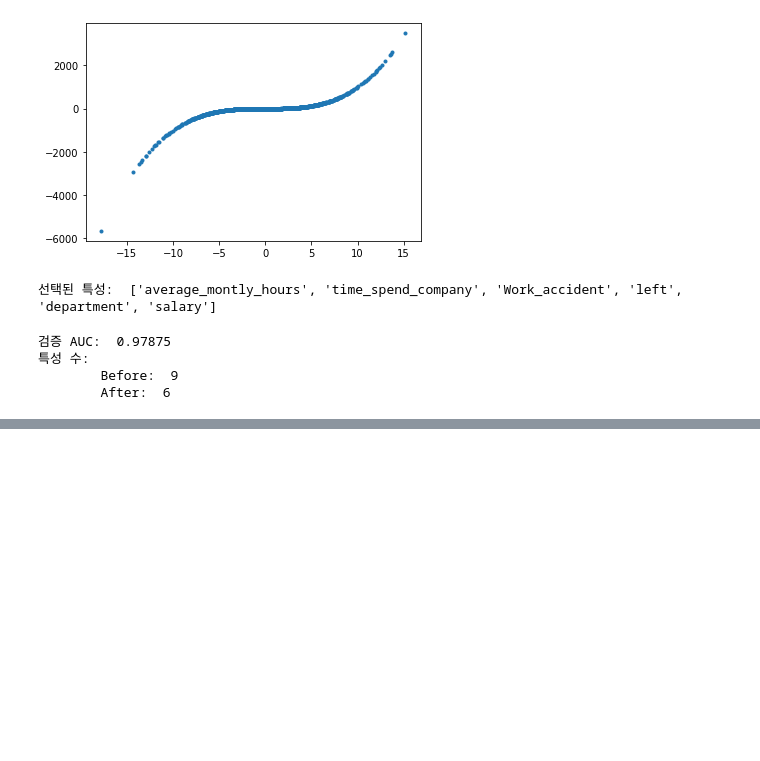
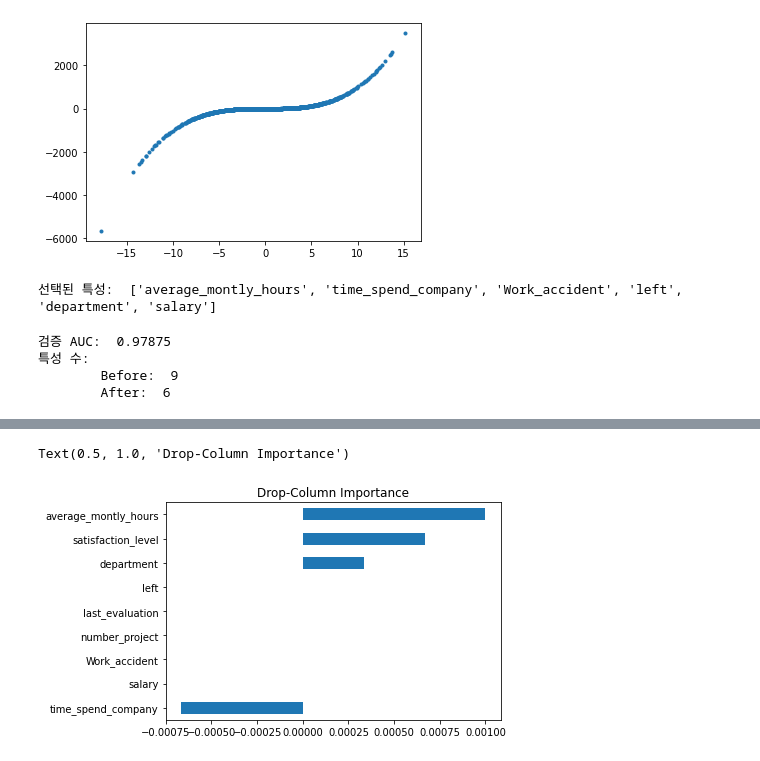
Before and after one commit to haylee94/Section-2_Project-, a Jupyter notebook: section2_project.ipynb, the cells around one changed output, grey strips where cells are left out. Cells and saved outputs as stored; diff of their text form; code cells hidden in the pictures; blank space fills up the shorter version.

```diff
--- a/section2_project.ipynb
+++ b/section2_project.ipynb
@@ -2270,0 +2423,23 @@ print("\tAfter: ", X_train_selected.shape[1])
+# %%
+features = ['department', 'salary', 'Work_accident', 'time_spend_company', 'average_montly_hours', 'number_project', 'last_evaluation', 'satisfaction_level', 'left']
+target = 'promotion_last_5years'
+# %%
+# Drop-Column Importance
+# 특성을 제거하였을 때 평가 성능이 크게 하락했다면 해당 특성이 매우 중요한 특성일 것
+
+# 모든 column을 사용해 학습했을 때의 검증 정확도
+score = pipe.score(X_test, y_test)
+
+print(f'Before Drop :: 검증 정확도 {score:.6f}')
+dci = pd.Series(dtype=float)
+
+for feature in features:
+    p = get_pipeline()
+
+    # feature을 drop하여 모델을 재학습합니다.
+    p.fit(X_train.drop(columns=[feature], axis=1), y_train)
+    score_dropped = p.score(X_test.drop(columns=[feature], axis=1), y_test)
+    print(f"Drop {feature} :: 검증 정확도 {score_dropped:.6f}")
+
+    # drop-column importance는 해당 특성을 drop했을 때의 성능 하락폭으로 정의됩니다.
+    dci[feature] = score - score_dropped
@@ -2270,0 +2457,6 @@ print("\tAfter: ", X_train_selected.shape[1])
+# %%
+dci.sort_values().plot.barh()
+plt.title("Drop-Column Importance")
+# %% [output]
+Text(0.5, 1.0, 'Drop-Column Importance')
+[figure, added]
```
Also changed, not shown: parts of 20 cells of this notebook.
